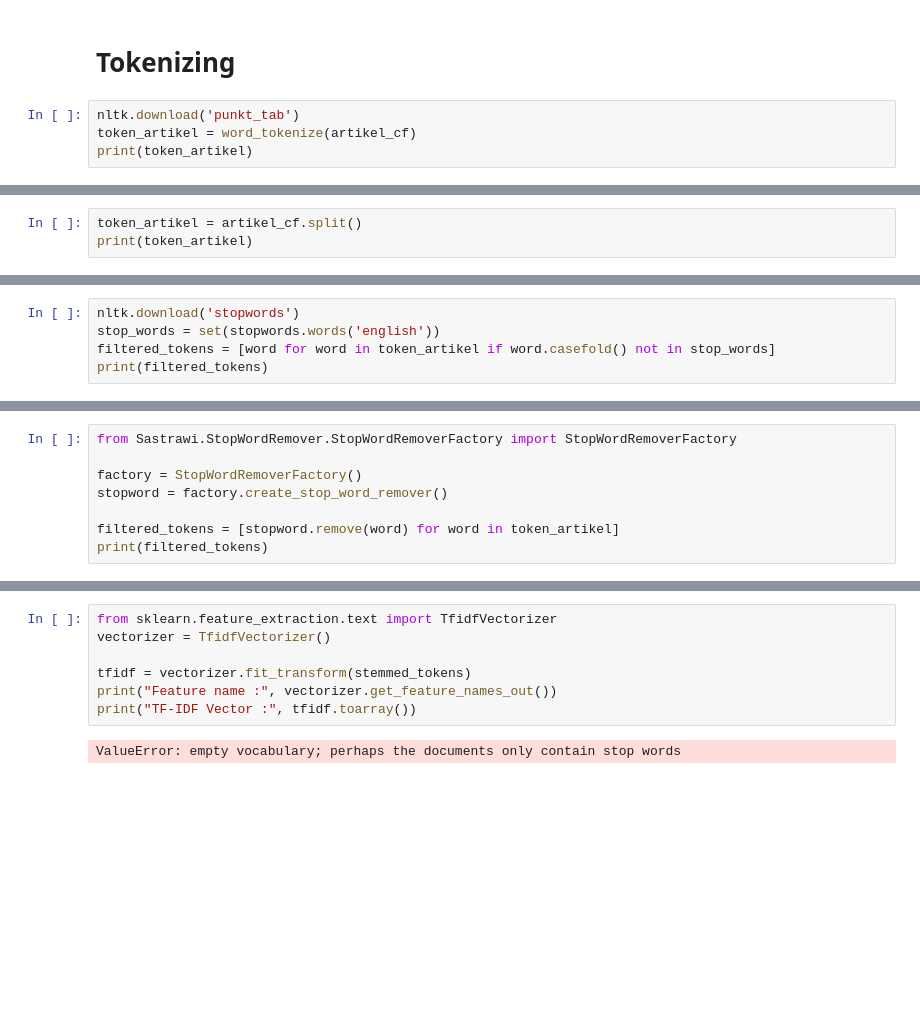
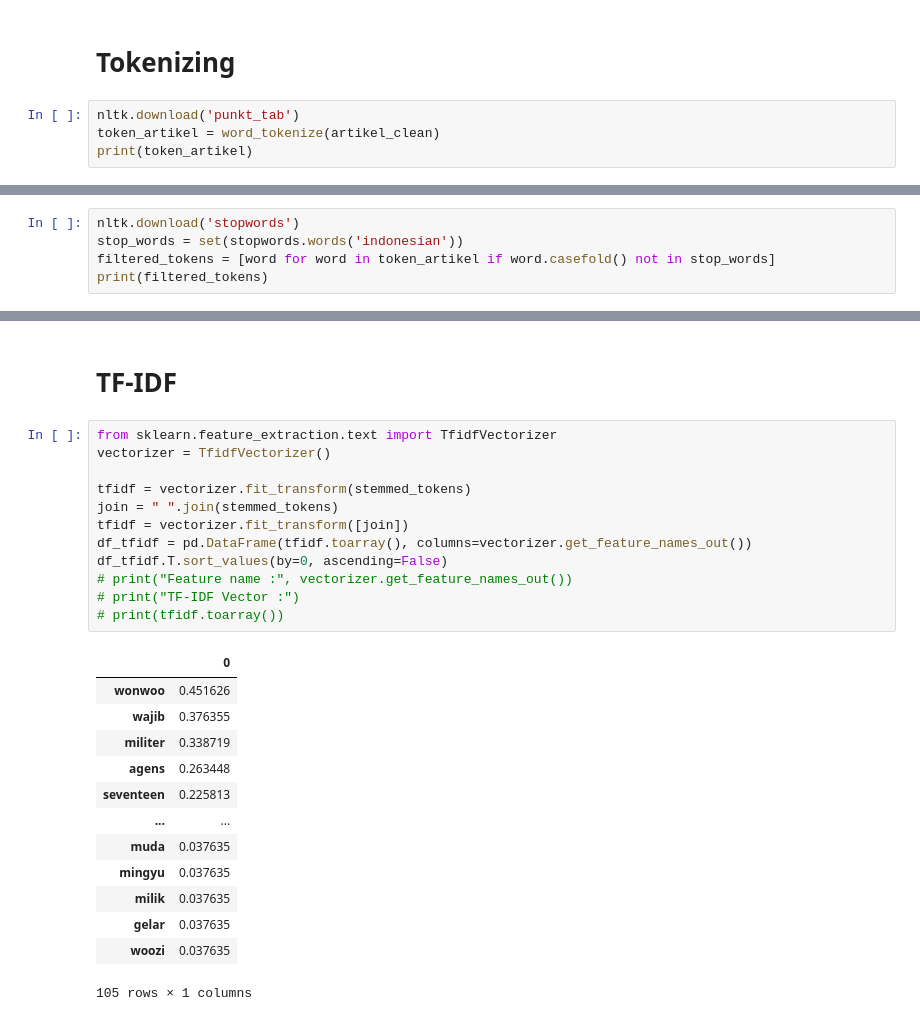
Before and after one commit to firarru/Text-Mining, a Jupyter notebook: Tugas_2_Text_Mining.ipynb, the cells around one changed output, grey strips where cells are left out. Cells and saved outputs as stored; diff of their text form; blank space fills up the shorter version.

```diff
--- a/Tugas_2_Text_Mining.ipynb
+++ b/Tugas_2_Text_Mining.ipynb
@@ -58,6 +92,6 @@ print(artikel_cf)
 # **Tokenizing**
 # %%
 nltk.download('punkt_tab')
-token_artikel = word_tokenize(artikel_cf)
+token_artikel = word_tokenize(artikel_clean)
 print(token_artikel)
 # %% [output]
@@ -67,3 +100,0 @@ print(token_artikel)
-# %%
-token_artikel = artikel_cf.split()
-print(token_artikel)
@@ -72,6 +103,6 @@ print(token_artikel)
 # %%
 nltk.download('stopwords')
-stop_words = set(stopwords.words('english'))
+stop_words = set(stopwords.words('indonesian'))
 filtered_tokens = [word for word in token_artikel if word.casefold() not in stop_words]
 print(filtered_tokens)
 # %% [output]
@@ -96,8 +111,0 @@ Successfully installed sastrawi-1.0.1
-# %%
-from Sastrawi.StopWordRemover.StopWordRemoverFactory import StopWordRemoverFactory
-
-factory = StopWordRemoverFactory()
-stopword = factory.create_stop_word_remover()
-
-filtered_tokens = [stopword.remove(word) for word in token_artikel]
-print(filtered_tokens)
@@ -124,9 +133,28 @@ Requirement already satisfied: threadpoolctl>=3.1.0 in /usr/local/lib/python3.11
+# %% [markdown]
+# **TF-IDF**
 # %%
 from sklearn.feature_extraction.text import TfidfVectorizer
 vectorizer = TfidfVectorizer()
 
 tfidf = vectorizer.fit_transform(stemmed_tokens)
-print("Feature name :", vectorizer.get_feature_names_out())
-print("TF-IDF Vector :", tfidf.toarray())
+join = " ".join(stemmed_tokens)
+tfidf = vectorizer.fit_transform([join])
+df_tfidf = pd.DataFrame(tfidf.toarray(), columns=vectorizer.get_feature_names_out())
+df_tfidf.T.sort_values(by=0, ascending=False)
+# print("Feature name :", vectorizer.get_feature_names_out())
+# print("TF-IDF Vector :")
+# print(tfidf.toarray())
 # %% [output]
+|  | 0 |
+| wonwoo | 0.451626 |
+| wajib | 0.376355 |
+| militer | 0.338719 |
+| agens | 0.263448 |
+| seventeen | 0.225813 |
+| ... | ... |
+| muda | 0.037635 |
+| mingyu | 0.037635 |
+| milik | 0.037635 |
+| gelar | 0.037635 |
+| woozi | 0.037635 |
-ValueError: empty vocabulary; perhaps the documents only contain stop words
+105 rows × 1 columns
```
Also changed, not shown: parts of 29 cells of this notebook.
